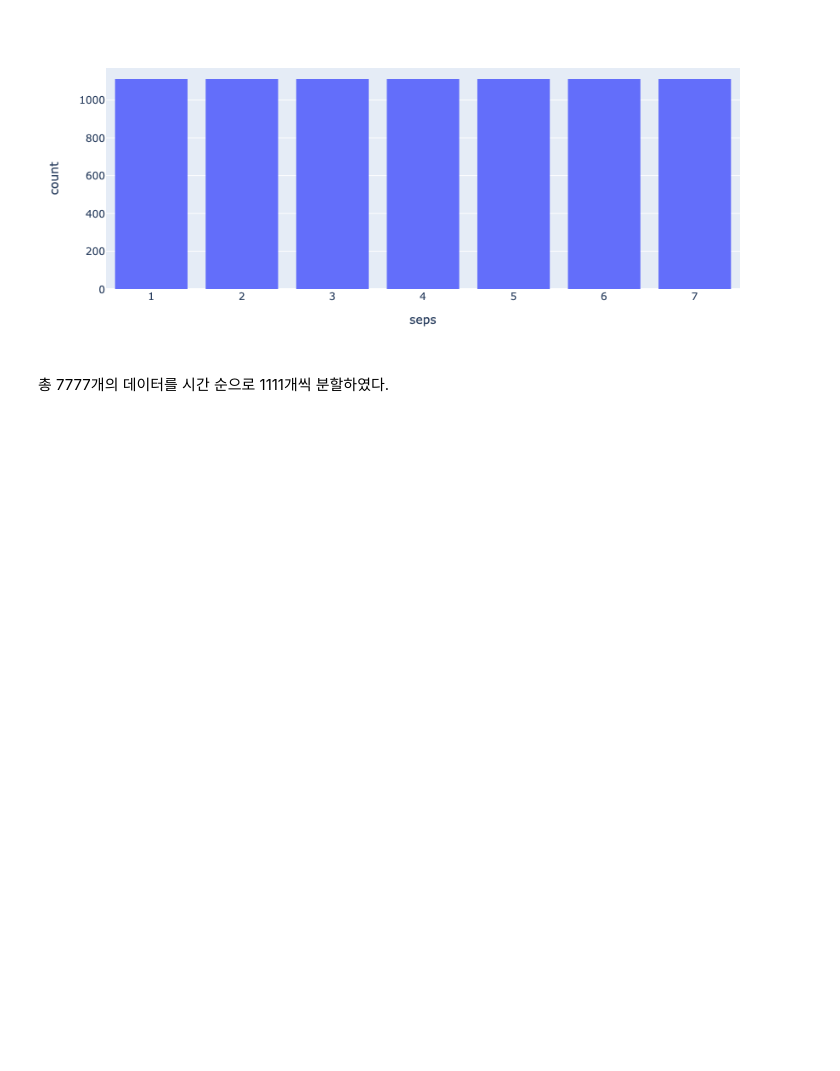
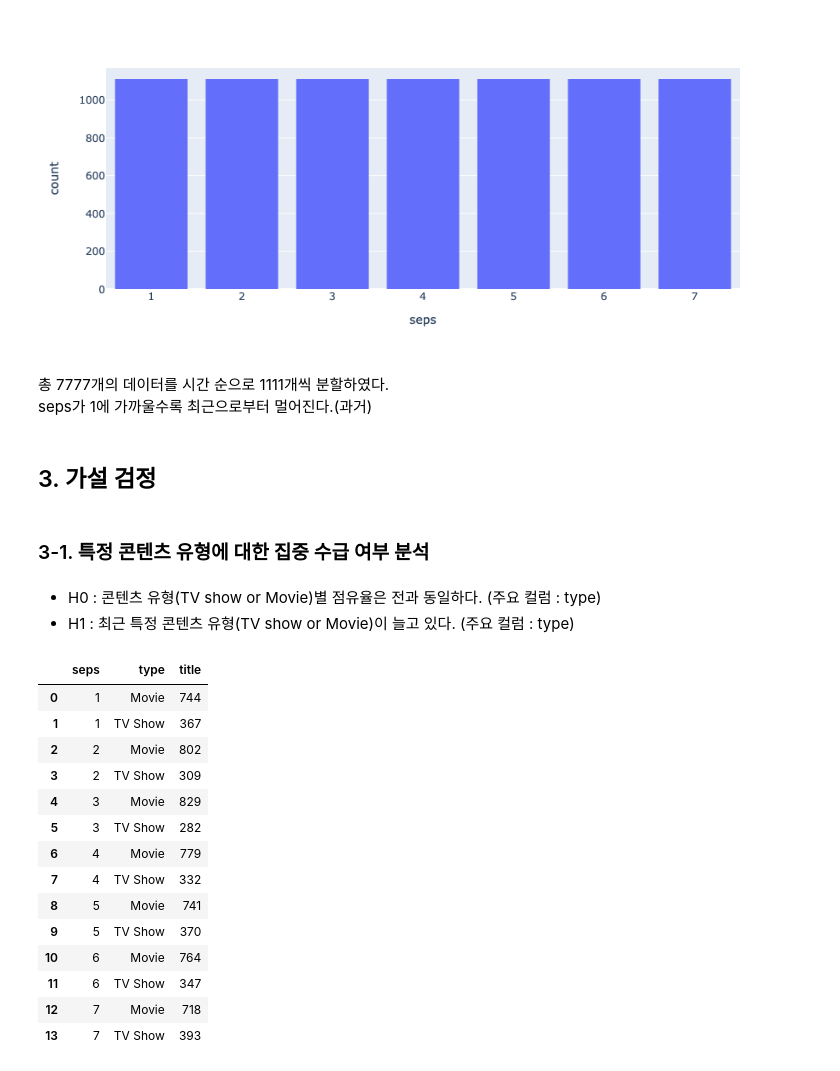
Before and after one commit to sw-song/kaggle-study, a Jupyter notebook: 27_netflix_trend_analysis/analysis_strategy_in_netflix.ipynb, the cells around one changed output. Cells and saved outputs as stored; diff of their text form; code cells hidden in the pictures; blank space fills up the shorter version.

```diff
--- a/27_netflix_trend_analysis/analysis_strategy_in_netflix.ipynb
+++ b/27_netflix_trend_analysis/analysis_strategy_in_netflix.ipynb
@@ -370,4 +374,30 @@ fig.show()
 # %% [output]
 [figure]
 # %% [markdown]
-총 7777개의 데이터를 시간 순으로 1111개씩 분할하였다.
+총 7777개의 데이터를 시간 순으로 1111개씩 분할하였다.<br>
+seps가 1에 가까울수록 최근으로부터 멀어진다.(과거)
+# %% [markdown]
+## 3. 가설 검정
+# %% [markdown]
+### 3-1. 특정 콘텐츠 유형에 대한 집중 수급 여부 분석
+# %% [markdown]
+- H0 : 콘텐츠 유형(TV show or Movie)별 점유율은 전과 동일하다. (주요 컬럼 : type)
+- H1 : 최근 특정 콘텐츠 유형(TV show or Movie)이 늘고 있다. (주요 컬럼 : type)
+# %%
+nflx.groupby(['seps','type'])['title'].count().reset_index()
+# %% [output]
+|  | seps | type | title |
+| 0 | 1 | Movie | 744 |
+| 1 | 1 | TV Show | 367 |
+| 2 | 2 | Movie | 802 |
+| 3 | 2 | TV Show | 309 |
+| 4 | 3 | Movie | 829 |
+| 5 | 3 | TV Show | 282 |
+| 6 | 4 | Movie | 779 |
+| 7 | 4 | TV Show | 332 |
+| 8 | 5 | Movie | 741 |
+| 9 | 5 | TV Show | 370 |
+| 10 | 6 | Movie | 764 |
+| 11 | 6 | TV Show | 347 |
+| 12 | 7 | Movie | 718 |
+| 13 | 7 | TV Show | 393 |
```
Also changed, not shown: parts of 8 cells of this notebook.
